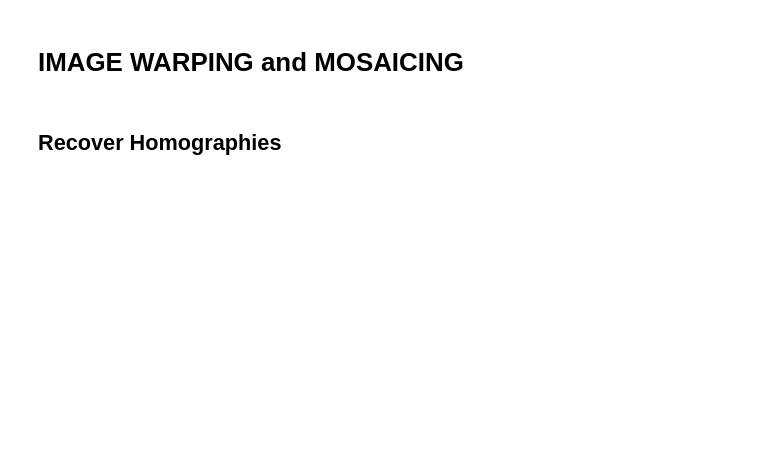
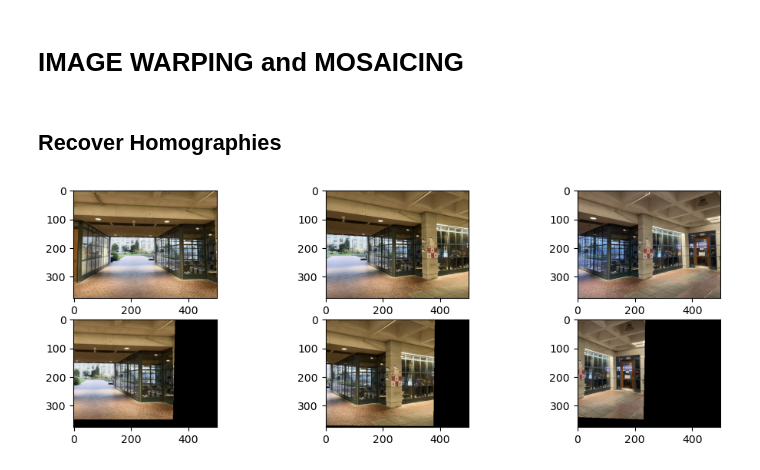
Before and after one commit to NAYCal/imageWrapping-Mosaicing, a Jupyter notebook: main.ipynb, the cells around one changed output. Saved outputs shown, nothing was run; the diff lists cells and outputs as text; code cells hidden in the pictures; blank space fills up the shorter version.

```diff
--- a/main.ipynb
+++ b/main.ipynb
@@ -75,2 +79,17 @@ def warp_image(image, projection_matrix):
+# %%
+hallway_point_sets = [
+    ImagePointSet("hallway/hallway1_hallway2.json"),
+    ImagePointSet("hallway/hallway2_hallway3.json"),
+    ImagePointSet("hallway/hallway3_hallway4.json")
+]
+hallway_projection_matrix_list = [computeProjectionMatrix(pt_set.points[0], pt_set.points[1]) for pt_set in hallway_point_sets]
+warped_hallway_projections = [warp_image(pt_set.images[0], proj_matrix) for pt_set, proj_matrix in zip(hallway_point_sets, hallway_projection_matrix_list)]
+
+_, axes = plt.subplots(2, len(warped_hallway_projections), figsize=(12, 4))
+for i in range(len(warped_hallway_projections)):
+    axes[0, i].imshow(hallway_point_sets[i].images[0])
+    axes[1, i].imshow(warped_hallway_projections[i])
+# %% [output]
+[figure, added]
 # %%
 hallway0_hallway1 = ImagePointSet("hallway/hallway0_hallway1.json")
```
Also changed, not shown: parts of 5 cells of this notebook, 20 other files.
